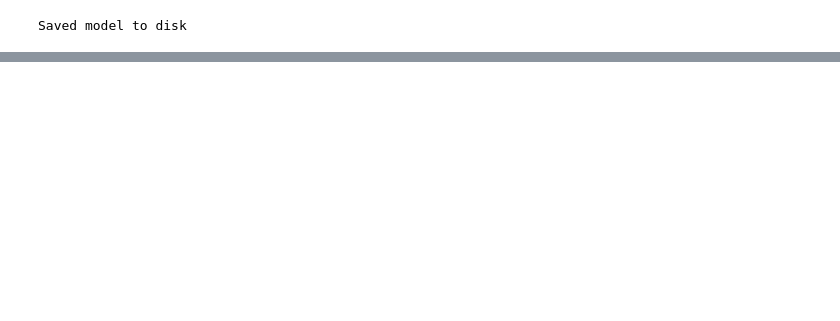
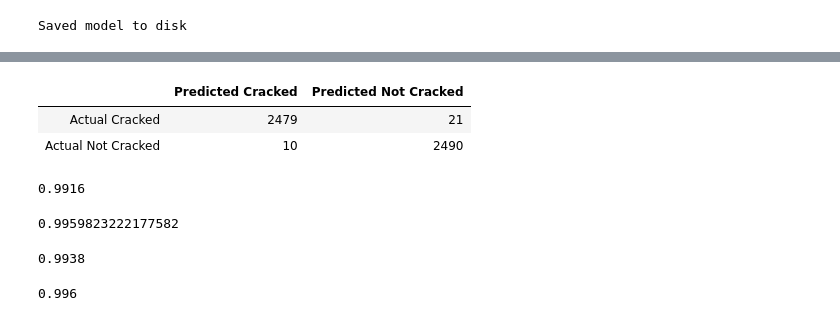
Before and after one commit to alexwcheng/crack-detection, a Jupyter notebook: Jupyter_Notebooks/2 - Convolutional Neural Network With InceptionResNetV2 Base.ipynb, the cells around one changed output, grey strips where cells are left out. Saved outputs shown, nothing was run; the diff lists cells and outputs as text; code cells hidden in the pictures; blank space fills up the shorter version.

Commit message:
More cnn modeling

```diff
--- a/Jupyter_Notebooks/2 - Convolutional Neural Network With InceptionResNetV2 Base.ipynb
+++ b/Jupyter_Notebooks/2 - Convolutional Neural Network With InceptionResNetV2 Base.ipynb
@@ -461,3 +461,7 @@ cnn_2.save("cnn_2_tuned.h5")
 print("Saved model to disk")
 # %% [output]
 Saved model to disk
+# %%
+cnn_loaded = load_model('cnn_2_tuned.h5')
+# %%
+images_test, labels_test = next(data_test)
@@ -463,0 +473,36 @@ Saved model to disk
+# %%
+y_pred = cnn_loaded.predict(images_test)
+# %%
+conf_matrix = pd.DataFrame(
+    confusion_matrix(
+        np.argmax(labels_test, axis=1),
+        np.argmax(y_pred, axis=1)
+    ),
+    index = ['Actual Cracked', 'Actual Not Cracked'],
+    columns = ['Predicted Cracked', 'Predicted Not Cracked']
+)
+conf_matrix
+# %% [output]
+|  | Predicted Cracked | Predicted Not Cracked |
+| Actual Cracked | 2479 | 21 |
+| Actual Not Cracked | 10 | 2490 |
+# %%
+#recall
+2479/(2479+21)
+# %% [output]
+0.9916
+# %%
+#precision
+2479/(2479+10)
+# %% [output]
+0.9959823222177582
+# %%
+#accuracy
+(2479+2490)/(2479+2490+10+21)
+# %% [output]
+0.9938
+# %%
+#true negative rate
+2490/(2490+10)
+# %% [output]
+0.996
```
Also changed, not shown: parts of 3 cells of this notebook, 26 other files.
